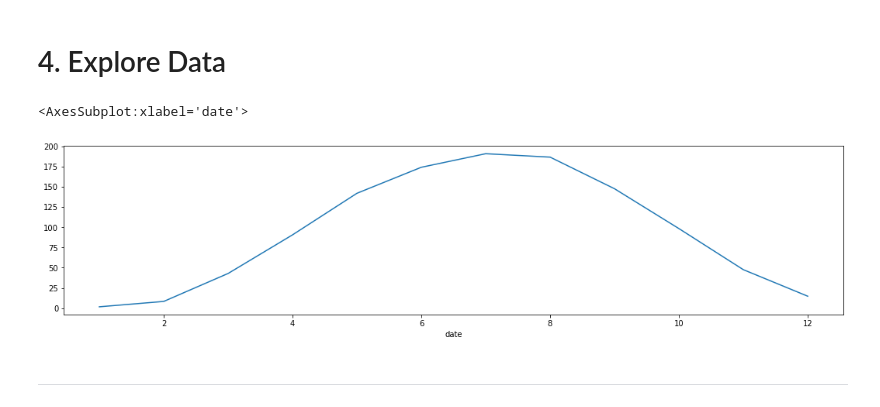
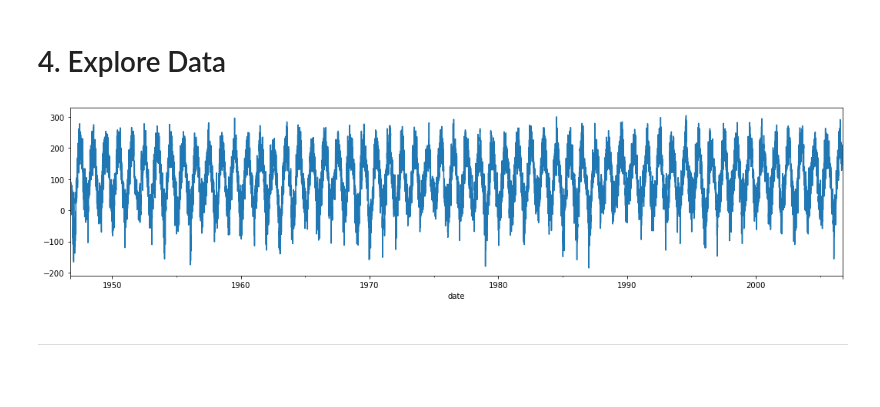
Before and after one commit to BGSoares/Bootcamp-Data-Science, a Jupyter notebook: 07-Temperature-Forecast/Temperature-Forecast.ipynb, the cells around one changed output. Drawn from its saved outputs; the diff is of its cells as text; code cells hidden in the pictures; blank space fills up the shorter version.

```diff
--- a/07-Temperature-Forecast/Temperature-Forecast.ipynb
+++ b/07-Temperature-Forecast/Temperature-Forecast.ipynb
@@ -94,0 +80,32 @@ df_test = df[df.index.year >= 2006]
+# %%
+''' Goal is to split data into train and test sets by approx. 75% & 25%, avoiding over-representing any single datevalue. '''
+
+''' To avoid over-representation of any date value, date range is limited to max  '''
+end_date_month = df.index.max().month
+end_date_day = df.index.max().day
+start_date = pd.to_datetime(f'{df.index.min().year}-{end_date_month}-{end_date_day}') + pd.Timedelta('1 day')
+end_date = df.index.max()
+print(start_date, end_date)
+assert type(start_date) == type(end_date)
+
+''' 75% is equivalent to about 22133 rows. '''
+split_nearest_index = int(df['tg'].groupby(df.index.year).count().sum() * (4/5))
+print(split_nearest_index)
+
+''' 22133th row's date vlaue is 2006. '''
+split_year = df.index[split_nearest_index].year
+print(split_year)
+
+'''  '''
+train_start_date = start_date
+train_end_date = pd.to_datetime(f'{split_year}-{end_date_month}-{end_date_day}')
+
+test_start_date = pd.to_datetime(f'{split_year}-{end_date_month}-{end_date_day}') + pd.Timedelta('1 day')
+test_end_date = end_date
+
+''' Hence train is from 1946 to 2006 and test from 2007 onwards. '''
+df_train = df[(df.index >= train_start_date) & (df.index <= train_end_date)]
+df_test = df[(df.index >= test_start_date) & (df.index <= test_end_date)]
+
+print('Train starts:', df_train.index.min(), 'Train ends:', df_train.index.max())
+print('Test starts:', df_test.index.min(), 'Test ends :', df_test.index.max())
@@ -100,9 +125,8 @@ y = df_train['tg']
 # %% [markdown]
 # 4. Explore Data
 # %%
+''' Process appears to be weakly stationary. '''
+
 if plot: df_train['tg'].plot()
+# %% [output]
+[figure, added]
-# %%
-df_train['tg'].groupby(df_train.index.month).mean().plot()
-# %% [output]
-<AxesSubplot:xlabel='date'>
-[figure, removed]
```
Also changed, not shown: parts of 72 cells of this notebook.
